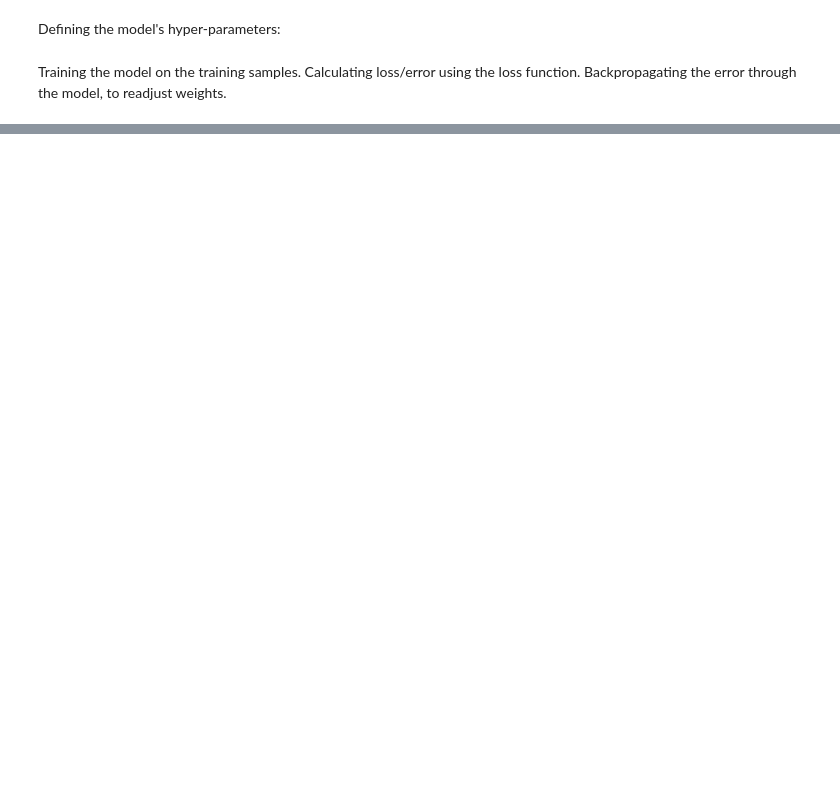
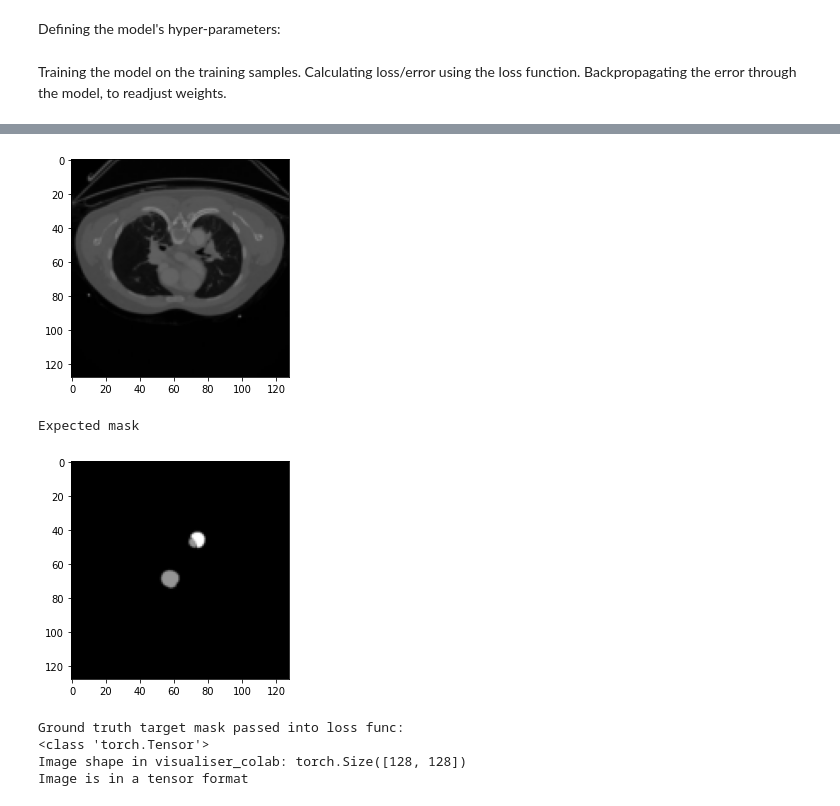
Before and after one commit to STRMNGnwo/Final-Year-Project, a Jupyter notebook: FYP_UNETmodel.ipynb, the cells around one changed output, grey strips where cells are left out. Saved outputs shown, nothing was run; the diff lists cells and outputs as text; code cells hidden in the pictures; blank space fills up the shorter version.

```diff
--- a/FYP_UNETmodel.ipynb
+++ b/FYP_UNETmodel.ipynb
@@ -96,14 +121,14 @@ class Block(Module):
             Conv2d(in_channels,out_channels,kernel_size=3,stride=1,padding=1,bias=False), # bias is false because batch normalisation is used in the next step and it cancels out bias
             #NOTE: Would I need BatchNorm1D or BatchNorm2D?
 
-            #BatchNorm2d(out_channels),
+            BatchNorm2d(out_channels),
             ReLU(inplace=True),
 
             #Conv2
             Conv2d(out_channels,out_channels,kernel_size=3,stride=1,padding=1,bias=False), #bias=False because batch normalisation is used in the next step and it cancels out bias
             #NOTE: Would I need BatchNorm1D or BatchNorm2D?
 
-            #BatchNorm2d(out_channels),
+            BatchNorm2d(out_channels),
             ReLU(inplace=True)
         )
 
@@ -241,7 +266,7 @@ Localization -> assigning a class label to a region of pixels on a pixel-by-pixe
 
 class UNet(Module):
 
-    def __init__(self,encoding_channels=(3,16,32,64),decoding_channels=(128,64,32,16),seg_classes=2, retainDim=True, outSize=(128, 128)):
+    def __init__(self,encoding_channels=(1,64,128),decoding_channels=(256,128,64),seg_classes=3, retainDim=True, outSize=(128, 128)):
 
         #seg_classes is the number of classes that a pixel can belong to (2 being- TL and FL)
         #seg_classes is also the number of channels expected by the final conv layer which generates the map.
@@ -260,8 +285,8 @@ class UNet(Module):
         self.outSize=outSize
 
         #defining the last single convolutional layer, which would output the segmentation map
-
-        self.head=Conv2d(decoding_channels[-1],seg_classes,1) #in_channel,out_channel,kernel_size
+        #in_channel,out_channel,kernel_size
+        self.head=Conv2d(decoding_channels[-1],seg_classes,1)
 
     def forward(self,x):
         #data's entry point into the model
@@ -448,7 +470,7 @@ seg_map_height=128
 seg_map_width=128
 
 #encoding_channels=(3,64,128),decoding_channels=(256,128,64,2)
-UNET_Model= UNet(encoding_channels=(3,64,128),decoding_channels=(256,128,64),outSize=(seg_map_height,seg_map_width),seg_classes=3)
+UNET_Model= UNet(encoding_channels=(3,64,128,256,512),decoding_channels=(1024,512,256,128,64),outSize=(seg_map_height,seg_map_width),seg_classes=3)
 UNET_Model.to(device)
 
 print("Encoder channels: ",UNET_Model.encoder.channels)
@@ -479,9 +505,9 @@ initial_learning_rate=0.0001
 #Optimizer function -> Adam
 optimizer_function= torch.optim.Adam(params=UNET_Model.parameters(),lr=initial_learning_rate)
 
-batch_size=32
+batch_size=16
 
-num_epochs=3
+num_epochs=1
 
 training_loss_list=[]
 test_loss_list=[]
@@ -580,14 +616,17 @@ print("Predictions(from model) shape:",predictions.shape)
 
 print("Images stored",len(images_list))
 print("Masks stored",len(masks_list))
+print("Target maps stored", len(target_maps_list))
 
 print("Image paths stored",len(images_path_list))
 print("Mask paths stored",len(masks_path_list))
 
 #getting a certain index of predictions,images and masks.
-predictions=predictions_list[150]
-image=images_list[150]
-mask= masks_list[150]
+list_index=378
+image=images_list[list_index]
+mask= masks_list[list_index]
+predictions=predictions_list[list_index]
+target_map=target_maps_list[list_index]
 
 #to convert tensor to numpy array to plot, switch it from gpu to cpu
 mask=mask.cpu()
@@ -597,49 +636,44 @@ image=image.cpu()
 print("Shape of the Image from list : ", image.shape)
 print("Shape of the expected mask from list: ", mask.shape)
 print("Shape of the predictions from list: ", predictions.shape)
+print("Shape of the target_maps from list: ",target_map.shape)
 print("Image type: ",type(image))
-#image=torch.squeeze(image)
-#print("Shape of the Image passed in after squeeze: ", image.shape)
 
+batch=batch_size-1
+
+#taking a single image from the batch of images,
+#permuting it to display it and then displaying the input image using pyplot's imshow function.
 print("Input image")
-#image=torch.squeeze(image) #getting rid of the batch_idx at the front of shape
-
-#reading in image 1, from the batch of 32
-#also permuting it so shape becomes [height,width,channel]
-image=image[1][:][:][:]
+image=image[batch][:][:][:]
 image=image.permute(1,2,0)
-visualiser_colab(image)
-
-#visualiser_colab(image[1][:][:][:].detach().numpy())
-
-mask=torch.squeeze(mask)
-
-print("Expected mask")
-#mask=mask.permute(1,2,0)
-#visualiser_colab(mask.permute(0,2,1))
+plt.imshow(image.detach().numpy())
+plt.show()
 
 #reading in mask 1, from the batch of 32.
 #Also permuting it, so shape becomes [height,width,channel]
-mask=mask[1][:][:][:].permute(1,2,0)
-visualiser_colab(mask)
+print("Expected mask")
+mask=mask[batch][:][:][:]
+mask=mask.permute(1,2,0)
+plt.imshow(mask.detach().numpy())
+plt.show()
 
+
+print("Ground truth target mask passed into loss func:")
+target_map=target_map.cpu()
+visualiser_colab(target_map[batch][:][:])
 print("The Model output mask")
 
 print("Prediction type from list : ",type(predictions))
 
 #reading in prediction 1, from the batch of 32
 #also permuting it so shape becomes [height,width,channel]
-predictions=predictions[1][:][:][:]
-
-#if prediction.shape= 3,128,128
+predictions=predictions[batch][:][:][:]
 print("predictions shape before being displayed: ",predictions.shape)
 predictions=predictions.permute(1,2,0) #shape becomes 128,128,3
+print("Predictions shape after permuting it:",predictions.shape)
+# predictions=transf(predictions)
+visualiser_colab(predictions.detach().numpy())
 
-#if predictions.shape=128,3,128
-#predictions=predictions.permute(0,2,1)
-print("Predictions shape after permuting it:",predictions.shape)
-
-visualiser_colab(predictions.detach().numpy())
 
 
 # #printing out the prediction as a numpy array with 0,1 intensity.
@@ -651,3 +685,4 @@ visualiser_colab(predictions.detach().numpy())
 # imageDisp=predictions.detach().numpy()
 # plt.imshow((imageDisp* 255).astype(np.uint8))
 # plt.show()
+# %% [output]
@@ -653,0 +702,7 @@ visualiser_colab(predictions.detach().numpy())
+[figure, added]
+Expected mask
+[figure, added]
+Ground truth target mask passed into loss func:
+<class 'torch.Tensor'>
+Image shape in visualiser_colab: torch.Size([128, 128])
+Image is in a tensor format
```
Also changed, not shown: parts of 17 cells of this notebook.
